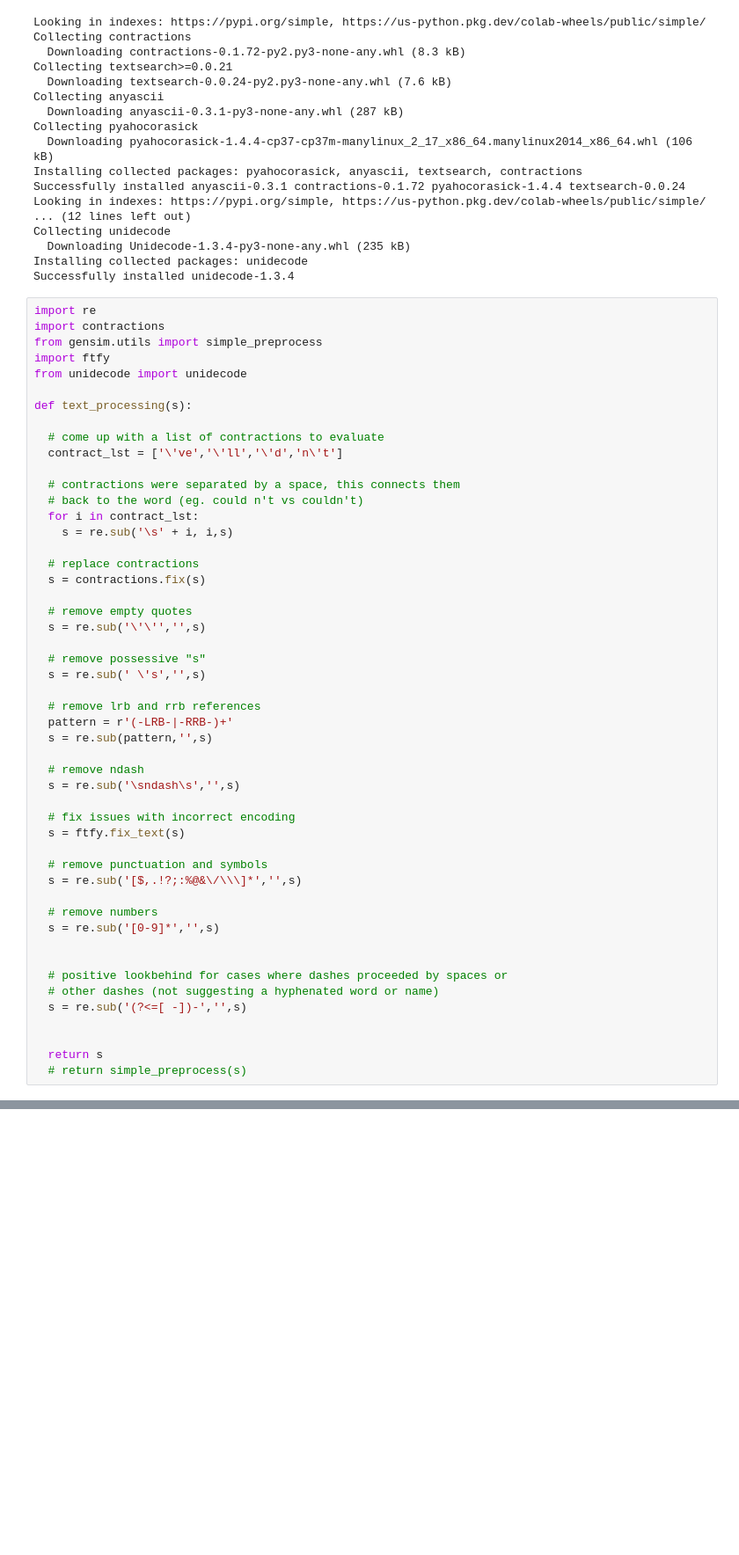
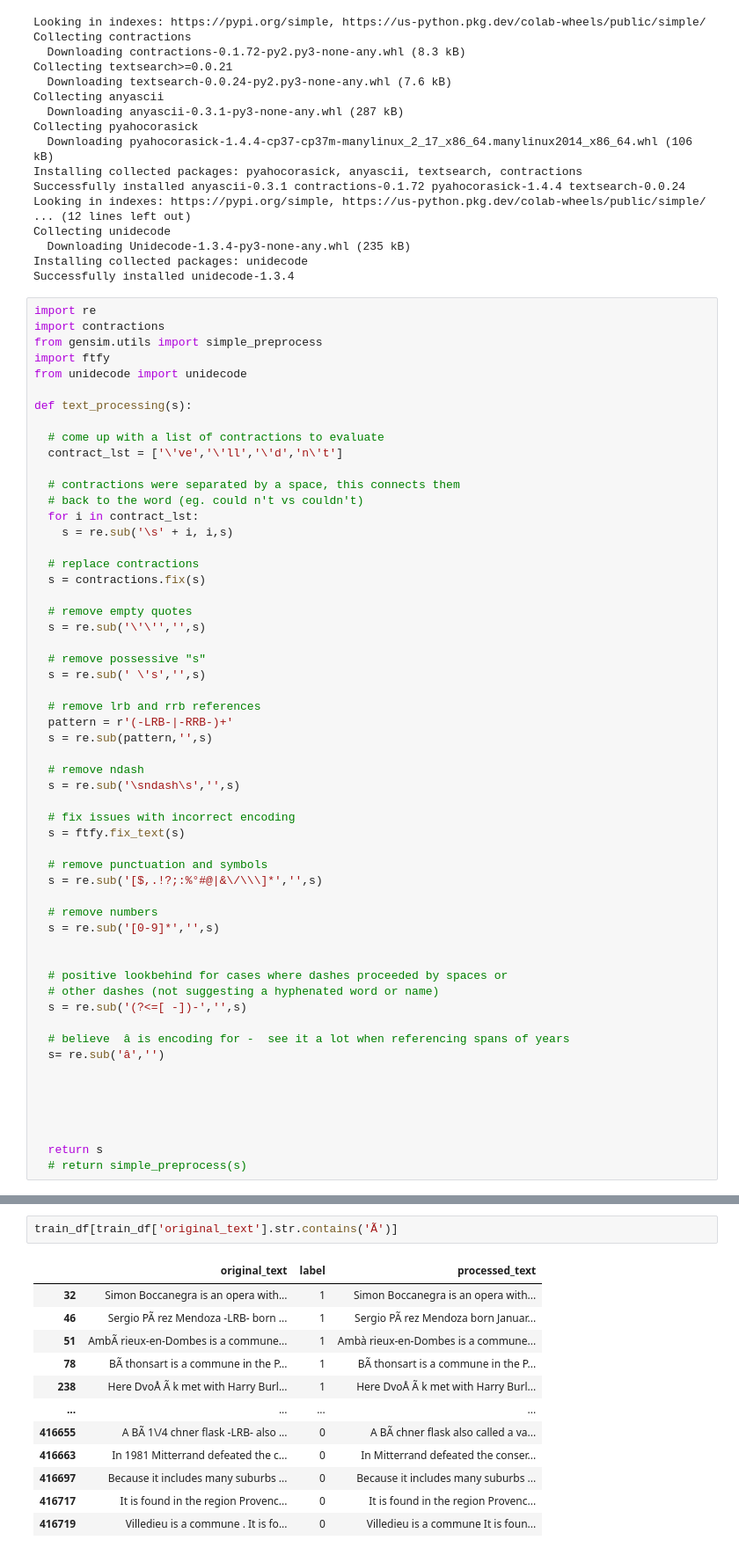
Before and after one commit to Tstrebe2/predicting-text-difficulty, a Jupyter notebook: code/dave_data_cleaning.ipynb, the cells around one changed output, grey strips where cells are left out. Shown at 88% size. Cells and saved outputs as stored; diff of their text form; blank space fills up the shorter version.

```diff
--- a/code/dave_data_cleaning.ipynb
+++ b/code/dave_data_cleaning.ipynb
@@ -107,7 +111,7 @@ def text_processing(s):
   s = ftfy.fix_text(s)
 
   # remove punctuation and symbols
-  s = re.sub('[$,.!?;:%@&\/\\\]*','',s)
+  s = re.sub('[$,.!?;:%°#@|&\/\\\]*','',s)
 
   # remove numbers
   s = re.sub('[0-9]*','',s)
@@ -117,6 +121,12 @@ def text_processing(s):
   # other dashes (not suggesting a hyphenated word or name)
   s = re.sub('(?<=[ -])-','',s)
 
+  # believe  â is encoding for -  see it a lot when referencing spans of years
+  s= re.sub('â','')
+
+
+
+
 
   return s
   # return simple_preprocess(s)
@@ -164,0 +167,15 @@ array(["The appellation Driekoningen -LRB- the Three Kings -RRB- is also often f
+# %%
+train_df[train_df['original_text'].str.contains('Ã')]
+# %% [output]
+|  | original_text | label | processed_text |
+| 32 | Simon Boccanegra is an opera with... | 1 | Simon Boccanegra is an opera with... |
+| 46 | Sergio PÃ rez Mendoza -LRB- born ... | 1 | Sergio PÃ rez Mendoza born Januar... |
+| 51 | AmbÃ rieux-en-Dombes is a commune... | 1 | Ambà rieux-en-Dombes is a commune... |
+| 78 | BÃ thonsart is a commune in the P... | 1 | BÃ thonsart is a commune in the P... |
+| 238 | Here DvoÅ Ã k met with Harry Burl... | 1 | Here DvoÅ Ã k met with Harry Burl... |
+| ... | ... | ... | ... |
+| 416655 | A BÃ 1\/4 chner flask -LRB- also ... | 0 | A BÃ chner flask also called a va... |
+| 416663 | In 1981 Mitterrand defeated the c... | 0 | In Mitterrand defeated the conser... |
+| 416697 | Because it includes many suburbs ... | 0 | Because it includes many suburbs ... |
+| 416717 | It is found in the region Provenc... | 0 | It is found in the region Provenc... |
+| 416719 | Villedieu is a commune . It is fo... | 0 | Villedieu is a commune It is foun... |
```
Also changed, not shown: parts of 7 cells of this notebook.
